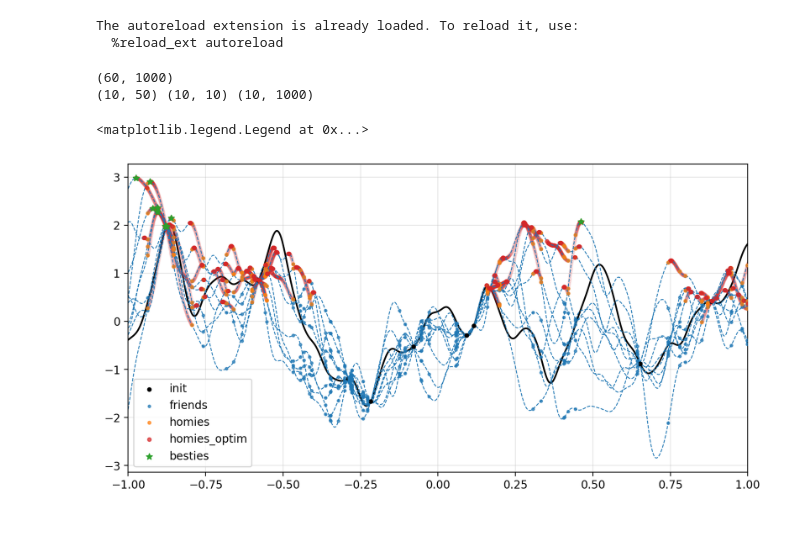
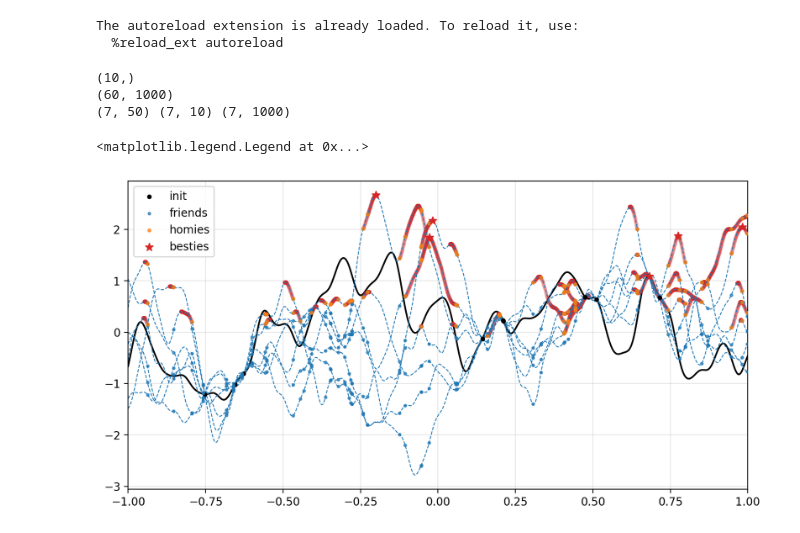
Before and after one commit to cambridge-mlg/sgd-gp, a Jupyter notebook: scalable_gps/notebooks/thompson_demo.ipynb, the cells around one changed output. Drawn from its saved outputs; the diff is of its cells as text; code cells hidden in the pictures.

Commit message:
thompson sampling refactor

```diff
--- a/scalable_gps/notebooks/thompson_demo.ipynb
+++ b/scalable_gps/notebooks/thompson_demo.ipynb
@@ -31,55 +35,56 @@ The autoreload extension is already loaded. To reload it, use:
 # %%
 ### ExactGP
 from scalable_gps.models.exact_gp_model import ExactGPModel
-from scalable_gps.data import Dataset
 
 exact_gp = ExactGPModel(noise_scale=noise_scale, kernel=kernel)
-alpha_map = exact_gp.compute_representer_weights(ds_init)
+alpha_map = exact_gp.compute_representer_weights(state.ds)
+print(alpha_map.shape)
 
 friends_key = jax.random.PRNGKey(42)
-x_friends = thompson_sampling.find_friends(friends_key, ds_init, n_friends)
-ds_friends = Dataset(x_friends, None, n_friends, D)
-L = jnp.concatenate([L_init, feature_fn(x_friends)], axis=0)
+ds_friends = thompson_utils.find_friends(friends_key, state, n_friends)
+L = thompson_utils.add_features(state.L, ds_friends.x, state.feature_fn)
 print(L.shape)
 
 samples_key = jax.random.PRNGKey(1337)
-y_friends, alpha_samples, w_samples = exact_gp.compute_posterior_samples(samples_key, n_samples, ds_init, ds_friends, use_rff=True, L=L, zero_mean=False)
-print(y_friends.shape, alpha_samples.shape, w_samples.shape)
+ds_friends.y, alpha_samples, w_samples = exact_gp.compute_posterior_samples(samples_key, n_samples, state.ds, ds_friends, use_rff=True, L=L, zero_mean=False)
+print(ds_friends.y.shape, alpha_samples.shape, w_samples.shape)
 
-acquisition_fn = thompson_sampling.get_acquisition_fn(ds_init, alpha_map, alpha_samples, w_samples, feature_fn, kernel.kernel_fn)
+acquisition_fn = thompson_utils.get_acquisition_fn(state, alpha_map, alpha_samples, w_samples, kernel.kernel_fn)
 # %% [output]
+(10,)
 (60, 1000)
-(10, 50) (10, 10) (10, 1000)
+(7, 50) (7, 10) (7, 1000)
 # %%
 # find homies
-x_homies = thompson_sampling.find_homies(x_friends, y_friends, n_homies)
-# optimize homies
-x_homies_optim, trace = thompson_sampling.optimise_homies(x_homies, acquisition_fn)
+x_homies = thompson_utils.find_homies(ds_friends, n_homies)
+
 # find bestie
-x_besties = thompson_sampling.find_besties(x_homies_optim, acquisition_fn)
+x_besties, trace = thompson_utils.find_besties(x_homies, acquisition_fn,
+                                               learning_rate=optim_lr,
+                                               iterations=optim_iters,
+                                               optim_trace=True,
+                                               n_besties=n_besties)
 # add bestie to ds
+updated_state = thompson_utils.update_state(state, x_besties)
 # %%
 import matplotlib.pyplot as plt
-
-ds = ds_friends
 
 n_plot = 1000
 x_plot = jnp.linspace(-1, 1, num=n_plot)[:, None]
 
 fig = plt.figure(dpi=200, figsize=[10, 5])
 ax = fig.add_subplot(111)
 ax.set_xlim(-1, 1)
-ax.plot(x_plot, objective_fn(x_plot), color='k')
-ax.scatter(ds_init.x, ds_init.y, color='k', marker='o', s=10, zorder=3, label='init')
-ax.scatter(x_friends.repeat(n_samples, axis=0), y_friends.T.ravel(), color='tab:blue', marker='o', s=5, zorder=3, alpha=0.7, label='friends')
+ax.plot(x_plot, state.objective_fn(x_plot), color='k')
+ax.scatter(state.ds.x, state.ds.y, color='k', marker='o', s=10, zorder=3, label='init')
+ax.scatter(ds_friends.x.repeat(n_samples, axis=0), ds_friends.y.T.ravel(), color='tab:blue', marker='o', s=5, zorder=3, alpha=0.7, label='friends')
 ax.scatter(x_homies, acquisition_fn(x_homies)[0], color='tab:orange', marker='o', s=7, zorder=3, alpha=0.7, label='homies')
 for (x, y) in trace:
-    ax.scatter(x, y, color='tab:red', marker='o', s=7, zorder=2, alpha=0.1)
-ax.scatter(x_homies_optim, acquisition_fn(x_homies_optim)[0], color='tab:red', marker='o', s=10, zorder=3, alpha=0.7, label='homies_optim')
-ax.scatter(x_besties, acquisition_fn(x_besties)[0], color='tab:green', marker='*', s=30, zorder=4, label='besties')
+    ax.scatter(x, y, color='tab:red', marker='o', s=7, zorder=2, alpha=0.2)
+ax.scatter(x_besties, acquisition_fn(x_besties)[0], color='tab:red', marker='*', s=50, zorder=4, label='besties')
 ax.plot(x_plot, acquisition_fn(x_plot[None, :].repeat(n_samples, axis=0))[0].T, color='tab:blue', linestyle='--', linewidth=0.8)
 ax.grid(alpha=0.3, zorder=0)
 ax.legend()
 # %% [output]
 <matplotlib.legend.Legend at 0x...>
-[figure, old version]
+[figure, new version]
```
Also changed, not shown: parts of 2 cells of this notebook, 8 other files.
